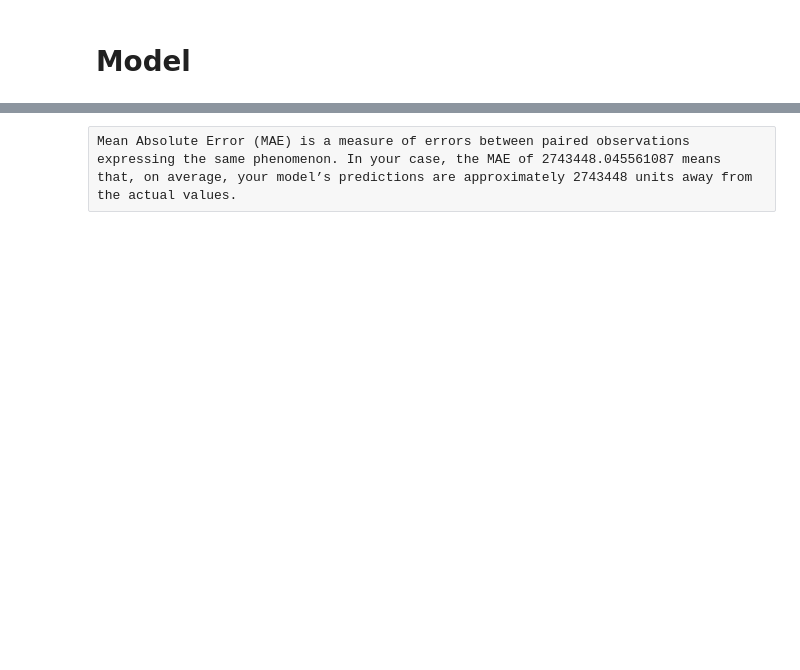
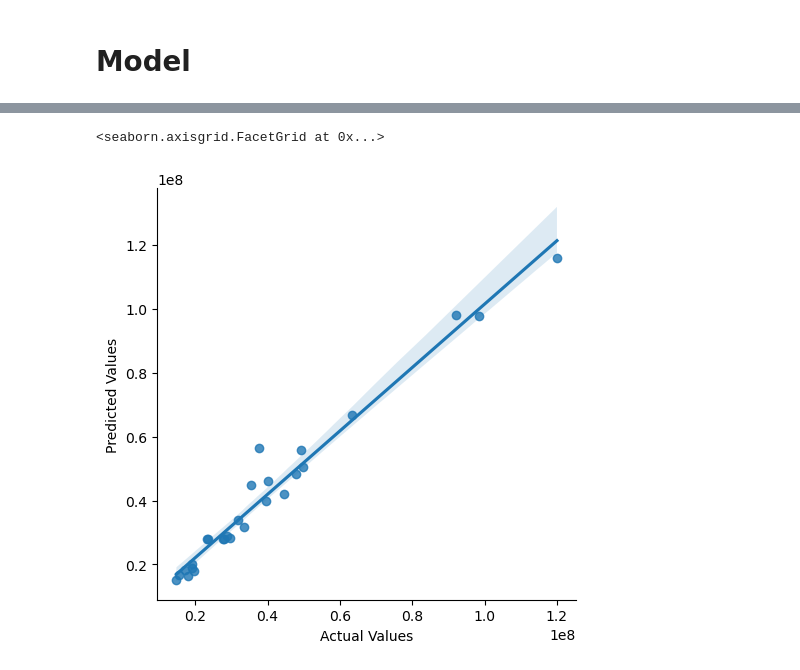
Before and after one commit to sinaaasghari/Litopia, a Jupyter notebook: Price_Oriented_darkhast5.ipynb, the cells around one changed output, grey strips where cells are left out. Cells and saved outputs as stored; diff of their text form; code cells hidden in the pictures; blank space fills up the shorter version.

Commit message:
optimizing the model beside some feature engineering

```diff
--- a/Price_Oriented_darkhast5.ipynb
+++ b/Price_Oriented_darkhast5.ipynb
@@ -81,12 +162,6 @@ df=df[df['Screen_resolution'].isin(sc_res[sc_res>1].index)]
 #df
 # %%
 df['Screen_type'] = df['Screen_type'].str.lower()
-df['Screen_type'] = df['Screen_type'].str.strip()
-df['Screen_type'] = df['Screen_type'].str.replace('\\s+', ' ', regex=True)
-df['Screen_type'] = df['Screen_type'].replace('فول اچ دی', 'full hd')
-df['Screen_type'] = df['Screen_type'].replace('retina - ips led-backlit lcd', 'ips led-backlit lcd')
-# %%
-df['Screen_type'] = df['Screen_type'].replace('full hd (1920×1080)', 'full hd')
 # %% [markdown]
 THIS WAS A LITTLE BIT TRICKY
 # %% [markdown]
@@ -128,8 +203,8 @@ df['GPU_Model'] = df['GPU_Model'].replace(['nvidia geforce mx450', 'mx450'], 'ge
 df['GPU_Model'] = df['GPU_Model'].replace(['geforce rtx 3060 gddr6', 'geforce rtx 3060'], 'geforce rtx 3060')
 df['GPU_Model'] = df['GPU_Model'].replace(['gtx 1650 with max-q design', 'nvidia geforce gtx 1650'], 'geforce rtx 3060')
 df['GPU_Model'] = df['GPU_Model'].replace(['geforce rtx 4060', 'geforce rtx4060 gddr6'], 'geforce rtx 4060')
-df['GPU_Model'] = df['GPU_Model'].replace('has 19 core','M2 Pro')
-df['GPU_Model'] = df['GPU_Model'].replace(['10-core gpu','10 core','10core gpu16-core neural engine100gb/s memory bandwidth'],'M2 10')
+df['GPU_Model'] = df['GPU_Model'].replace(['has 19 core','has 16 core'],'M2 Pro')
+df['GPU_Model'] = df['GPU_Model'].replace(['10-core gpu','10 core','10core gpu16-core neural engine100gb/s memory bandwidth','10 core'],'M2 10')
 df['GPU_Model'] = df['GPU_Model'].replace(['14core gpu16core neural engine200gb/s memory bandwidth','has 16 core','16core gpu16core neural engine200gb/s memory bandwidth'],'M 16')
 df['GPU_Model'] = df['GPU_Model'].replace('has 38 core','M2 Max')
 # %%
@@ -307,2 +377,0 @@ Mean Absolute Error (MAE): 2702231.467162432
-# %% [raw]
-Mean Absolute Error (MAE) is a measure of errors between paired observations expressing the same phenomenon. In your case, the MAE of 2743448.045561087 means that, on average, your model’s predictions are approximately 2743448 units away from the actual values.
@@ -317,0 +378,9 @@ Mean Absolute Error (MAE) is a measure of errors between paired observations exp
+# %%
+import seaborn as sns
+
+df = pd.DataFrame({'Actual Values': y_test, 'Predicted Values': y_pred})
+
+sns.lmplot(data=df, x='Actual Values', y='Predicted Values')
+# %% [output]
+<seaborn.axisgrid.FacetGrid at 0x...>
+[figure, added]
```
Also changed, not shown: parts of 21 cells of this notebook.
